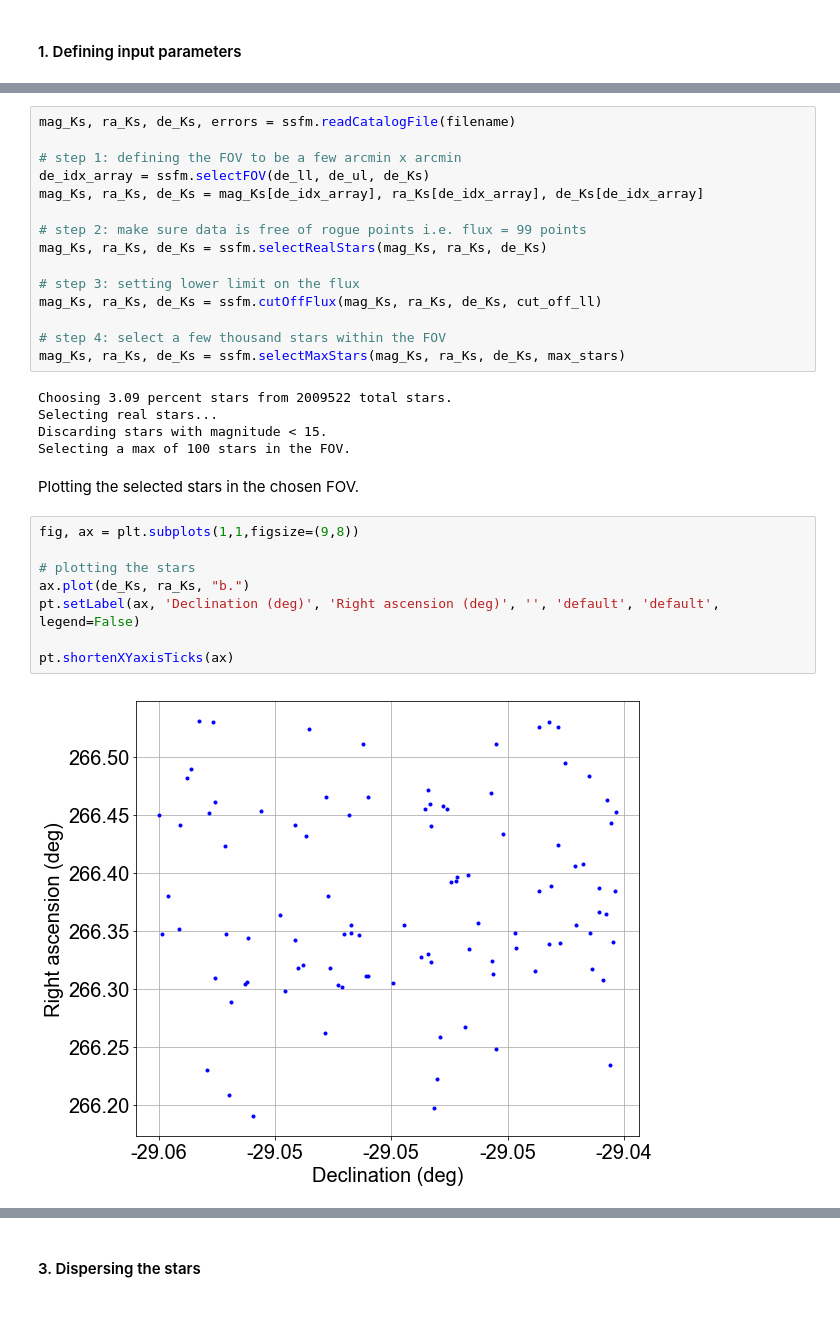
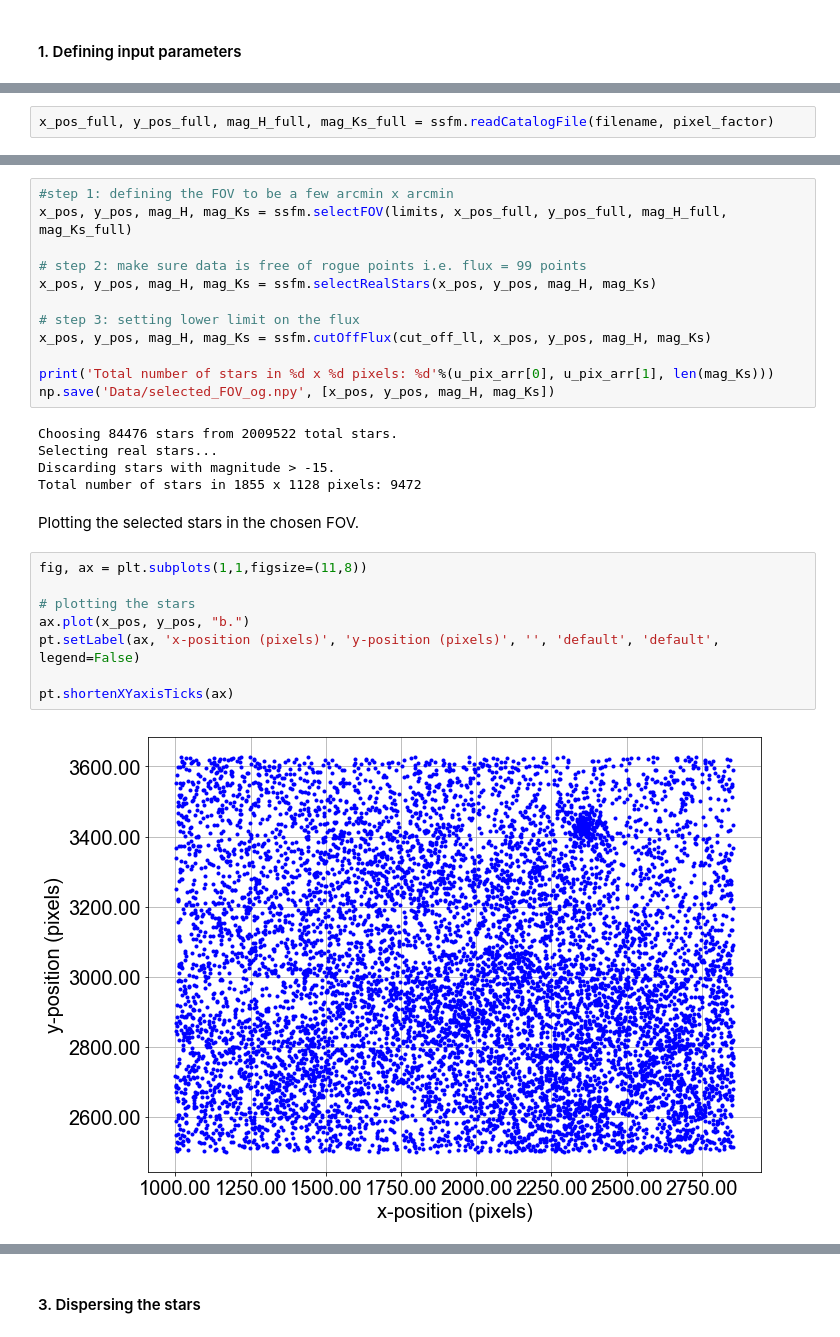
Before and after one commit to SoumyaShreeram/Slitless_spectroscopy, a Jupyter notebook: 02_Using_GALACTICNUCLEUS_catalog_to_produce_spectral_images.ipynb, the cells around one changed output, grey strips where cells are left out. Saved outputs shown, nothing was run; the diff lists cells and outputs as text.

```diff
--- a/02_Using_GALACTICNUCLEUS_catalog_to_produce_spectral_images.ipynb
+++ b/02_Using_GALACTICNUCLEUS_catalog_to_produce_spectral_images.ipynb
@@ -83,3 +110,5 @@ waves_k = np.linspace(2.1, 2.4, num_syn_spec)
+# %%
+x_pos_full, y_pos_full, mag_H_full, mag_Ks_full = ssfm.readCatalogFile(filename, pixel_factor)
 # %% [markdown]
 #### 2. Selection Procedure
 
@@ -90,32 +118,29 @@ waves_k = np.linspace(2.1, 2.4, num_syn_spec)
 # %%
-mag_Ks, ra_Ks, de_Ks, errors = ssfm.readCatalogFile(filename)
-
-# step 1: defining the FOV to be a few arcmin x arcmin
-de_idx_array = ssfm.selectFOV(de_ll, de_ul, de_Ks)
-mag_Ks, ra_Ks, de_Ks = mag_Ks[de_idx_array], ra_Ks[de_idx_array], de_Ks[de_idx_array]
+#step 1: defining the FOV to be a few arcmin x arcmin
+x_pos, y_pos, mag_H, mag_Ks = ssfm.selectFOV(limits, x_pos_full, y_pos_full, mag_H_full, mag_Ks_full)
 
 # step 2: make sure data is free of rogue points i.e. flux = 99 points
-mag_Ks, ra_Ks, de_Ks = ssfm.selectRealStars(mag_Ks, ra_Ks, de_Ks)
+x_pos, y_pos, mag_H, mag_Ks = ssfm.selectRealStars(x_pos, y_pos, mag_H, mag_Ks)
 
 # step 3: setting lower limit on the flux
-mag_Ks, ra_Ks, de_Ks = ssfm.cutOffFlux(mag_Ks, ra_Ks, de_Ks, cut_off_ll)
+x_pos, y_pos, mag_H, mag_Ks = ssfm.cutOffFlux(cut_off_ll, x_pos, y_pos, mag_H, mag_Ks)
 
-# step 4: select a few thousand stars within the FOV
-mag_Ks, ra_Ks, de_Ks = ssfm.selectMaxStars(mag_Ks, ra_Ks, de_Ks, max_stars)
+print('Total number of stars in %d x %d pixels: %d'%(u_pix_arr[0], u_pix_arr[1], len(mag_Ks)))
+np.save('Data/selected_FOV_og.npy', [x_pos, y_pos, mag_H, mag_Ks])
 # %% [output]
-Choosing 3.09 percent stars from 2009522 total stars.
+Choosing 84476 stars from 2009522 total stars.
 Selecting real stars...
-Discarding stars with magnitude < 15.
-Selecting a max of 100 stars in the FOV.
+Discarding stars with magnitude > -15.
+Total number of stars in 1855 x 1128 pixels: 9472
 # %% [markdown]
 Plotting the selected stars in the chosen FOV.
 # %%
-fig, ax = plt.subplots(1,1,figsize=(9,8))
+fig, ax = plt.subplots(1,1,figsize=(11,8))
 
 # plotting the stars
-ax.plot(de_Ks, ra_Ks, "b.")
-pt.setLabel(ax, 'Declination (deg)', 'Right ascension (deg)', '', 'default', 'default', legend=False)
+ax.plot(x_pos, y_pos, "b.")
+pt.setLabel(ax, 'x-position (pixels)', 'y-position (pixels)', '', 'default', 'default', legend=False)
 
 pt.shortenXYaxisTicks(ax)
 # %% [output]
-[figure, old version]
+[figure, new version]
```
Also changed, not shown: parts of 41 cells of this notebook.
